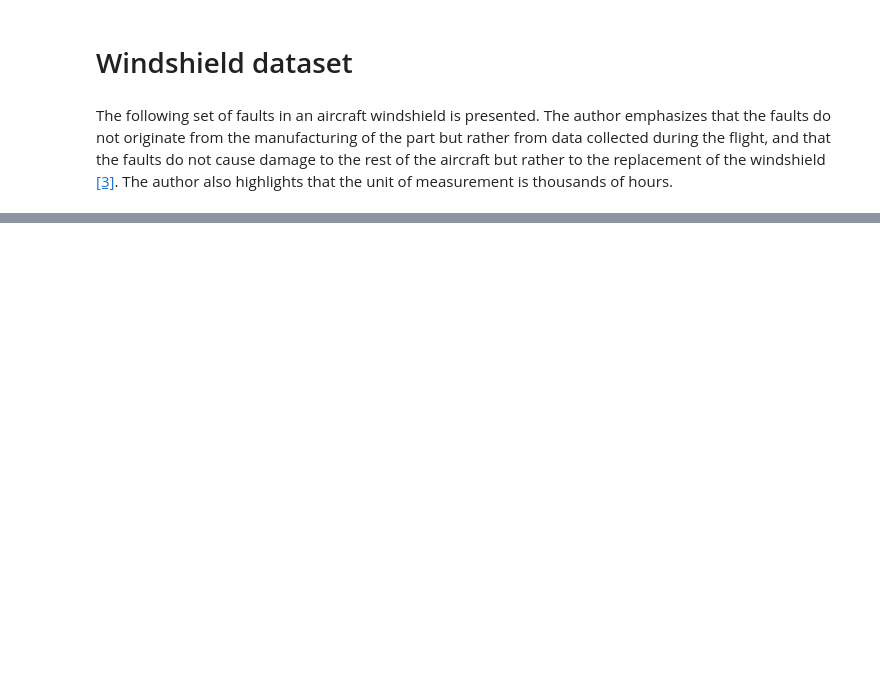
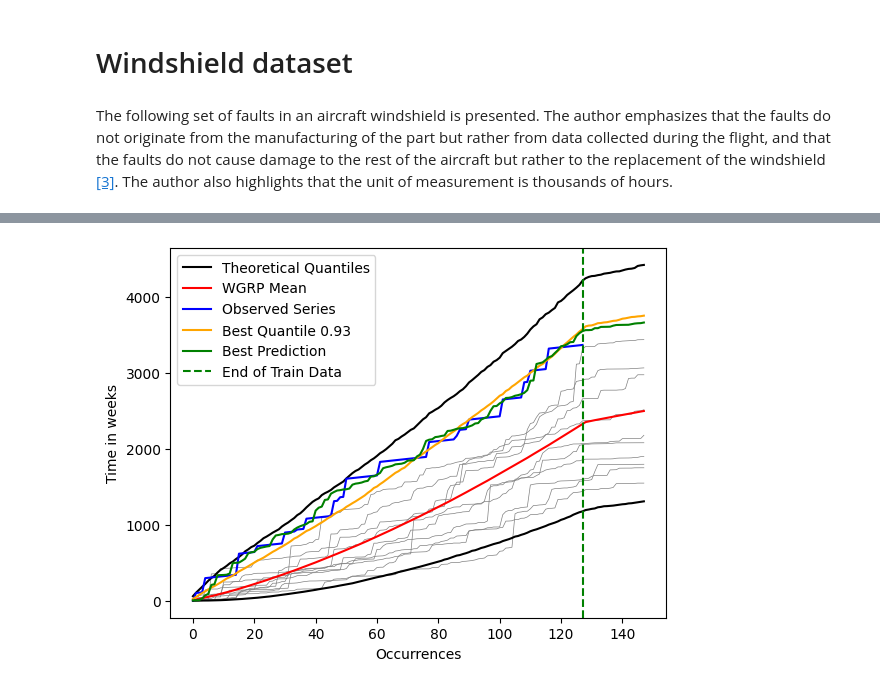
Before and after one commit to danttis/wgrp, a Jupyter notebook: Example_of_use.ipynb, the cells around one changed output, grey strips where cells are left out. Cells and saved outputs as stored; diff of their text form; code cells hidden in the pictures; blank space fills up the shorter version.

```diff
--- a/Example_of_use.ipynb
+++ b/Example_of_use.ipynb
@@ -106,0 +154,3 @@ wgrp2 = wgrp_model()
+# %%
+elnino = nino[nino['Value'] >= 0.8]
+elnino.shape
@@ -106,0 +175,8 @@ wgrp2 = wgrp_model()
+# %%
+# starting a wgrp template
+wgrp3 = wgrp_model()
+# %%
+data3 = pd.DataFrame()
+data3['date'] = pd.to_datetime(elnino['PeriodNum'] + '-01 00:00:00', format='%Y-%m-%d %H:%M:%S')
+data3['event_type'] = 'Corrective'
+data3
@@ -106,0 +197,3 @@ wgrp2 = wgrp_model()
+# %%
+# adjusting the WGRP models
+wgrp3.fit(data3, time_unit='weeks', cumulative=False, optimizer='sa')
@@ -106,0 +223,4 @@ wgrp2 = wgrp_model()
+# %%
+wgrp3.plot(n_random_series=10)
+# %% [output]
+[figure, added]
```
Also changed, not shown: parts of 15 cells of this notebook, 2 other files.
